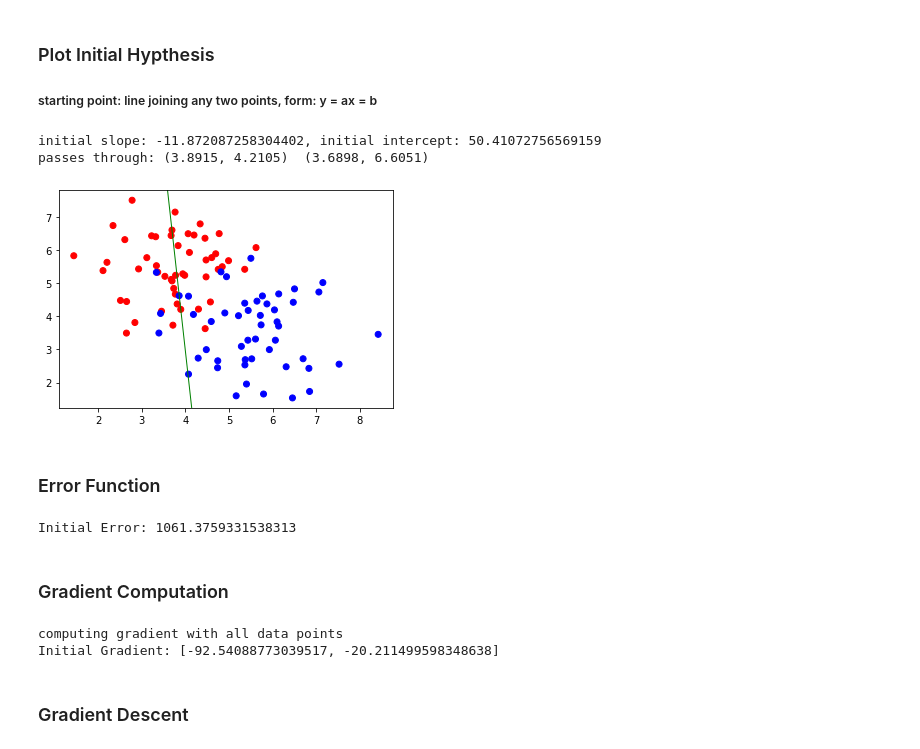
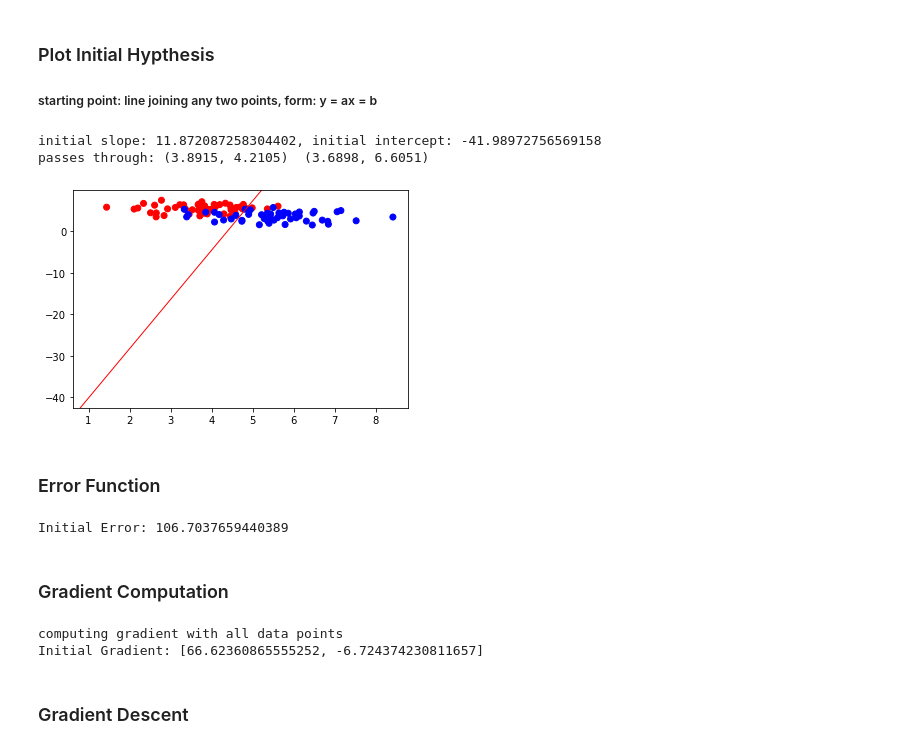
Before and after one commit to dishant-inuyashaYagami/6_basic_machine_learning, a Jupyter notebook: 1_logistic_classification/0_logistic_binary_classification.ipynb, the cells around one changed output. Drawn from its saved outputs; the diff is of its cells as text; code cells hidden in the pictures.

```diff
--- a/1_logistic_classification/0_logistic_binary_classification.ipynb
+++ b/1_logistic_classification/0_logistic_binary_classification.ipynb
@@ -51,19 +51,21 @@ plt.show()
 
 ##### starting point: line joining any two points, form: y = ax = b
 # %%
-slope     = (x2_attributes[1] - x2_attributes[0])/(x1_attributes[1] - x1_attributes[0])
+slope     = -1*(x2_attributes[1] - x2_attributes[0])/(x1_attributes[1] - x1_attributes[0])
 intercept =  x2_attributes[0] - x1_attributes[0]*slope
 print("initial slope: " + str(slope) + ", initial intercept: " + str(intercept))
 display_pt1 = "(" + str(x1_attributes[0]) + ", " + str(x2_attributes[0]) + ")"
 display_pt2 = "(" + str(x1_attributes[1]) + ", " + str(x2_attributes[1]) + ")"
 print("passes through: " + display_pt1 + "  " + display_pt2)
 plt.scatter(x1_attributes, x2_attributes, c=color)
-plt.axline((x1_attributes[1], x2_attributes[1]), slope=slope, linewidth=1, color='green') # or plt.plot([acidity[0],acidity[1]], [density[0],density[1]])
+intercept = intercept -10
+plt.axline((1, 1*slope + intercept), slope=slope, linewidth=1, color='r')# or plt.plot([acidity[0],acidity[1]], [density[0],density[1]])
+#plt.axline((x1_attributes[1], x2_attributes[1]), slope=slope, linewidth=1, color='green') # or plt.plot([acidity[0],acidity[1]], [density[0],density[1]])
 plt.show()
 # %% [output]
-initial slope: -11.872087258304402, initial intercept: 50.41072756569159
+initial slope: 11.872087258304402, initial intercept: -41.98972756569158
 passes through: (3.8915, 4.2105)  (3.6898, 6.6051)
-[figure, old version]
+[figure, new version]
 # %% [markdown]
 ### Error Function
 # %%
@@ -73,17 +75,14 @@ def comp_error(a, b, error):
     for index in range(0, len(x1_attributes)):    # compute the full error
         x1              = x1_attributes[index]
         x2              = x2_attributes[index]
-        scaled_distance = (x2 - a*x1 - b)                      # z = Theta_Transpose.x
+        scaled_distance = (x2 - a*x1 - b)                   # z = Theta_Transpose.x
         gz              = 1/(1+pow(e,-1*scaled_distance))      # lies between 0 and 1
 
         if labels[index] == 0: probability = gz
         else:
-            #gz              = 1/(1+pow(e,scaled_distance))      # lies between 0 and 1
-            #probability = gz
             probability = 1 - gz
-        #print (str(gz) + ", " + str(probability))
         if probability != 0: log_p = math.log(probability)
-        #print (log_p)
+
         error[0]        += log_p
     error[0] = -1*error[0]                                     # - log likelyhood to make the error value positive
 
@@ -91,7 +90,7 @@ error = [0]
 comp_error(slope, intercept, error)
 print ("Initial Error: " + str(error[0]))
 # %% [output]
-Initial Error: 1061.3759331538313
+Initial Error: 106.7037659440389
 # %% [markdown]
 ### Gradient Computation
 # %%
@@ -101,7 +100,7 @@ def comp_grad(a, b, grad_val):
     for index in range(0, len(x1_attributes)):
         x1              = x1_attributes[index]
         x2              = x2_attributes[index]
-        scaled_distance = (x2 - a*x1 - b)                      # z = Theta_Transpose.x
+        scaled_distance = (x2 - a*x1 - b)                   # z = Theta_Transpose.x
         gz              = 1/(1+pow(e,-1*scaled_distance))      # lies between 0 and 1
 
         if labels[index] == 0:                  # gradient of log(1-gz) = -gz
@@ -117,6 +116,6 @@ comp_grad(slope, intercept, grad_val)
 print ("Initial Gradient: " + str(grad_val))
 # %% [output]
 computing gradient with all data points
-Initial Gradient: [-92.54088773039517, -20.211499598348638]
+Initial Gradient: [66.62360865555252, -6.724374230811657]
 # %% [markdown]
 ### Gradient Descent
```
Also changed, not shown: parts of 5 cells of this notebook, 1 other file.
